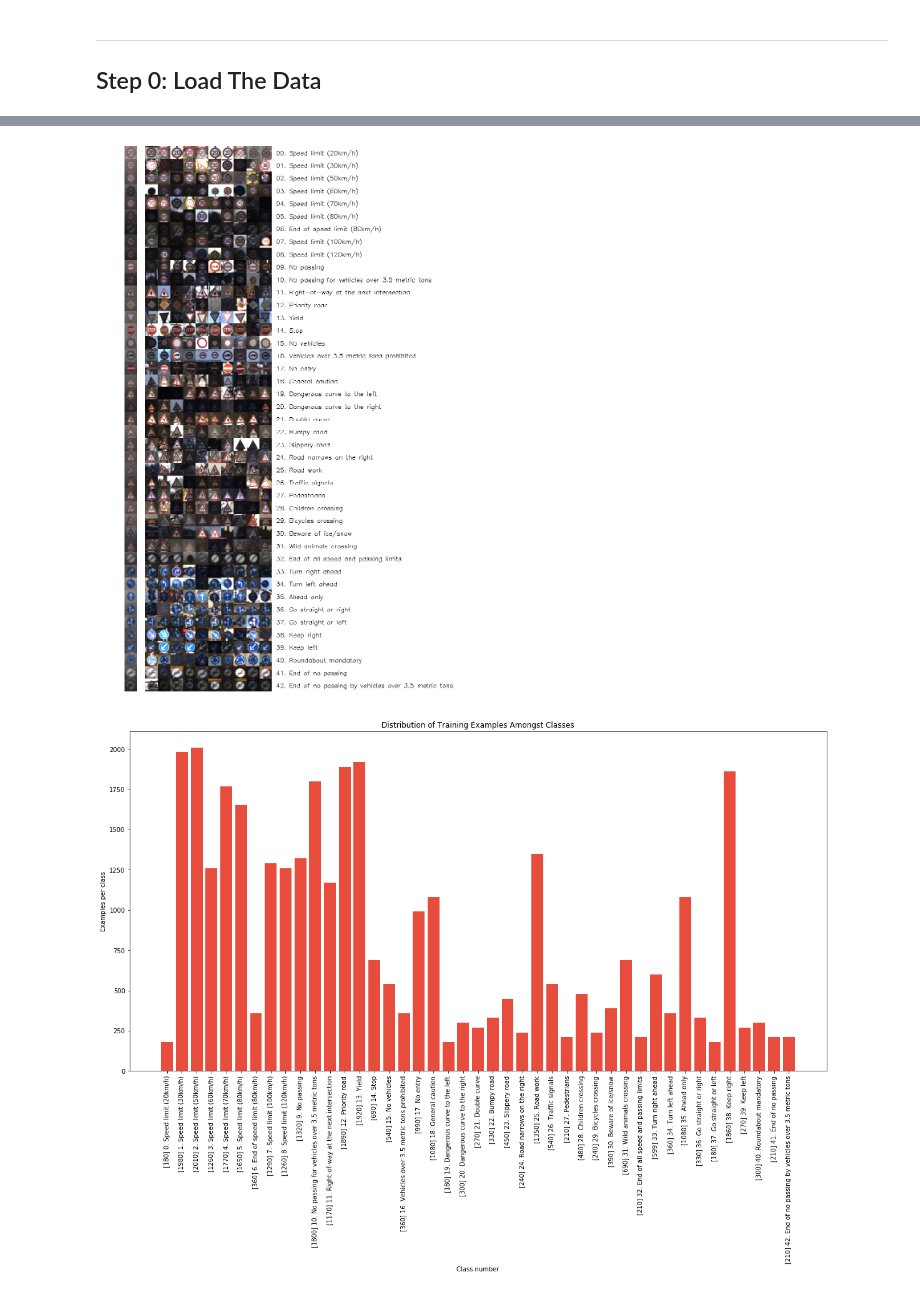
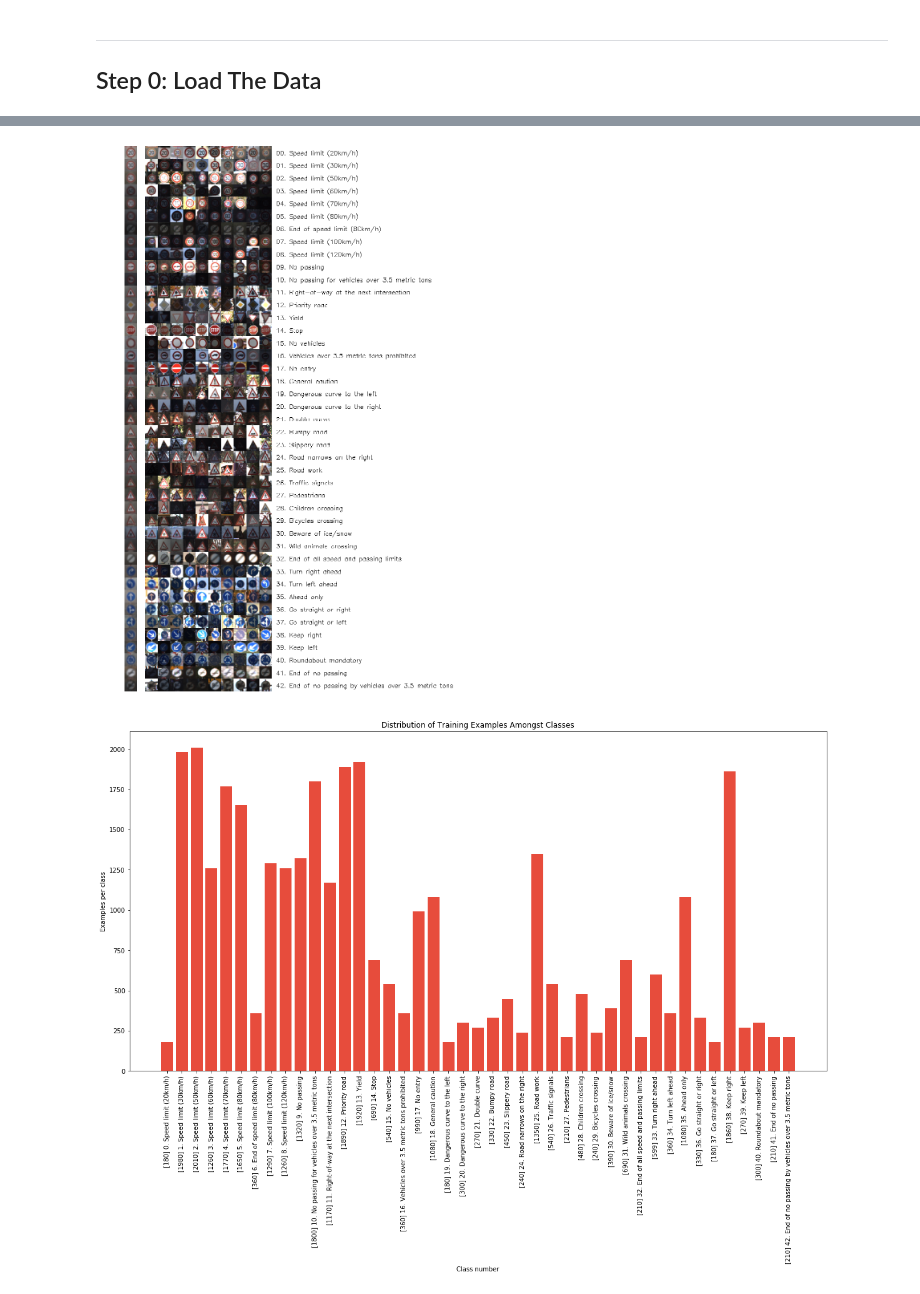
Before and after one commit to dmytronasyrov/CarND-Traffic-Sign-Classifier-Project, a Jupyter notebook: Traffic_Sign_Classifier.ipynb, the cells around one changed output, grey strips where cells are left out. Saved outputs shown, nothing was run; the diff lists cells and outputs as text; code cells hidden in the pictures.

```diff
--- a/Traffic_Sign_Classifier.ipynb
+++ b/Traffic_Sign_Classifier.ipynb
@@ -259,7 +356,7 @@ Labels:
-# %%
-display_image_set(X_train_init, y_train_init)
-# %% [output]
-[figure, removed]
+# %%
+display_image_set(X_train_file, y_train_file)
+# %% [output]
+[figure, added]
 # %%
 %matplotlib inline
 
```
Also changed, not shown: parts of 18 cells of this notebook, 5 other files.
